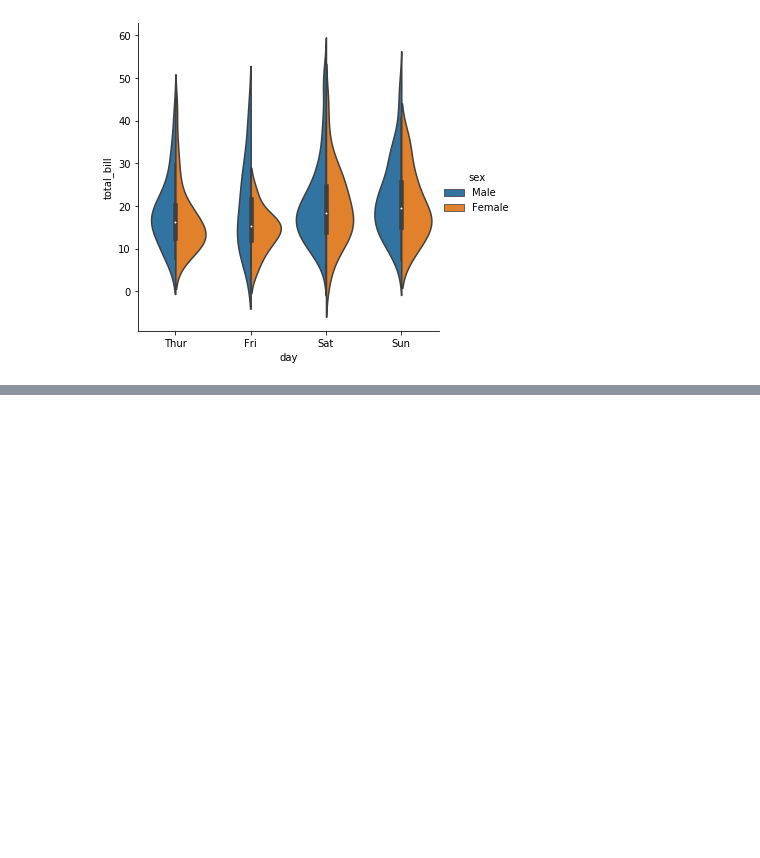
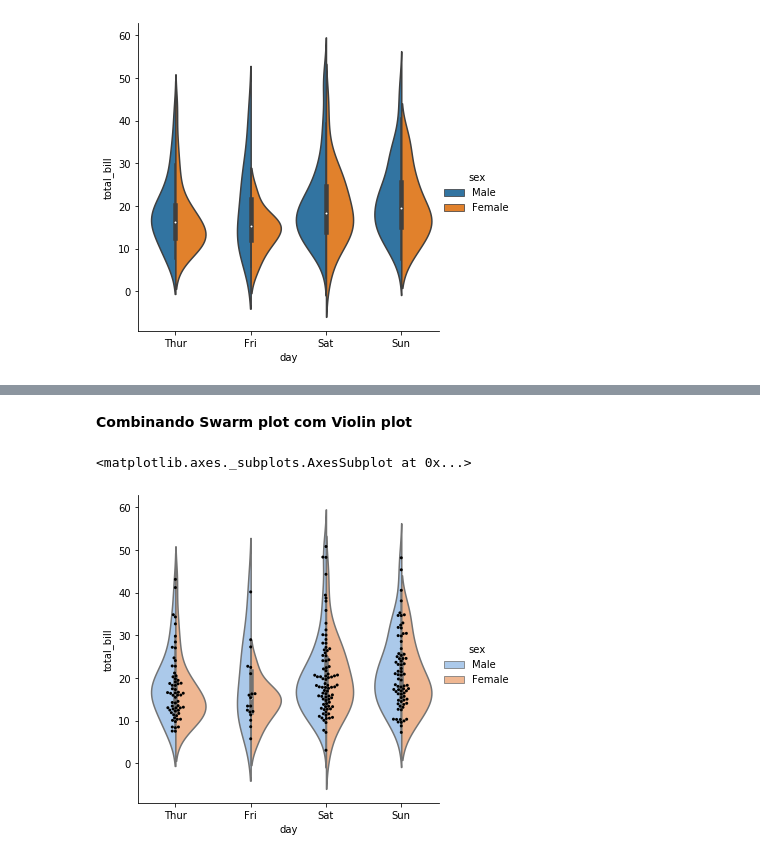
Before and after one commit to Jvmantuan/Data-Science, a Jupyter notebook: Seaborn/Seaborn 03.ipynb, the cells around one changed output, grey strips where cells are left out. Drawn from its saved outputs; the diff is of its cells as text; code cells hidden in the pictures; blank space fills up the shorter version.

```diff
--- a/Seaborn/Seaborn 03.ipynb
+++ b/Seaborn/Seaborn 03.ipynb
@@ -82,0 +109,8 @@ sns.catplot(x='day', y='total_bill', hue='sex', split=True, kind='violin', data=
+# %% [markdown]
+**Combinando Swarm plot com Violin plot**
+# %%
+sns.catplot(x='day', y='total_bill', hue='sex', split=True, palette='pastel', kind='violin', data=tips)
+sns.swarmplot(x='day', y='total_bill', color='k', size=3, data=tips)
+# %% [output]
+<matplotlib.axes._subplots.AxesSubplot at 0x...>
+[figure, added]
```
Also changed, not shown: parts of 5 cells of this notebook.
